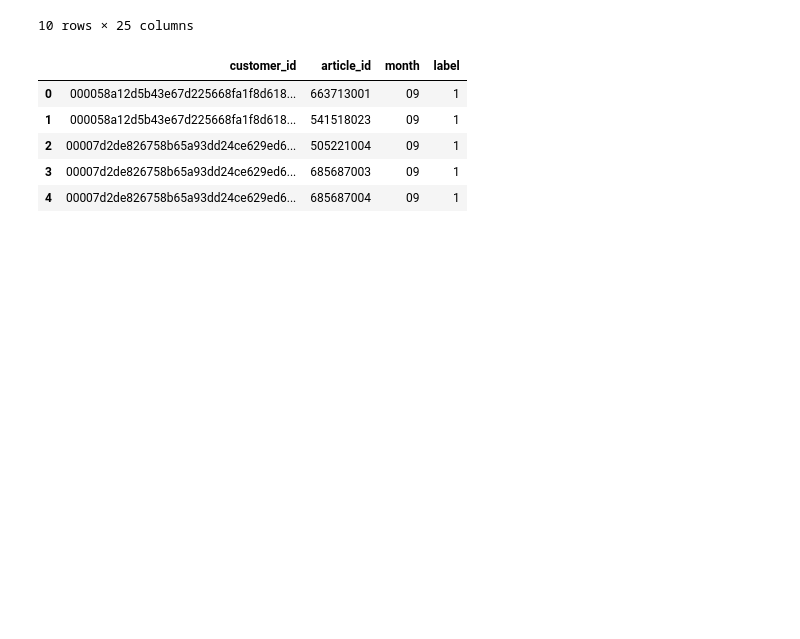
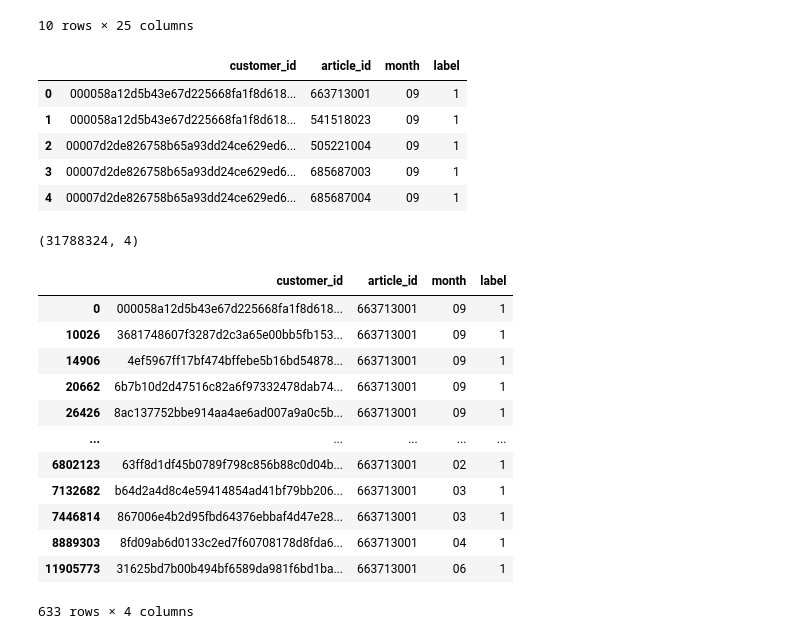
Before and after one commit to erstrong/kaggle, a Jupyter notebook: h-and-m-personalized-fashion-recommendations/Feature Engineering.ipynb, the cells around one changed output. Drawn from its saved outputs; the diff is of its cells as text; code cells hidden in the pictures; blank space fills up the shorter version.

```diff
--- a/h-and-m-personalized-fashion-recommendations/Feature Engineering.ipynb
+++ b/h-and-m-personalized-fashion-recommendations/Feature Engineering.ipynb
@@ -532,0 +508,20 @@ pickle.dump(negatives, open('data/negatives.pkl', 'rb'))
+# %%
+transactions.shape
+# %% [output]
+(31788324, 4)
+# %%
+transactions[transactions['article_id']==663713001]
+# %% [output]
+|  | customer_id | article_id | month | label |
+| 0 | 000058a12d5b43e67d225668fa1f8d618... | 663713001 | 09 | 1 |
+| 10026 | 3681748607f3287d2c3a65e00bb5fb153... | 663713001 | 09 | 1 |
+| 14906 | 4ef5967ff17bf474bffebe5b16bd54878... | 663713001 | 09 | 1 |
+| 20662 | 6b7b10d2d47516c82a6f97332478dab74... | 663713001 | 09 | 1 |
+| 26426 | 8ac137752bbe914aa4ae6ad007a9a0c5b... | 663713001 | 09 | 1 |
+| ... | ... | ... | ... | ... |
+| 6802123 | 63ff8d1df45b0789f798c856b88c0d04b... | 663713001 | 02 | 1 |
+| 7132682 | b64d2a4d8c4e59414854ad41bf79bb206... | 663713001 | 03 | 1 |
+| 7446814 | 867006e4b2d95fbd64376ebbaf4d47e28... | 663713001 | 03 | 1 |
+| 8889303 | 8fd09ab6d0133c2ed7f60708178d8fda6... | 663713001 | 04 | 1 |
+| 11905773 | 31625bd7b00b494bf6589da981f6bd1ba... | 663713001 | 06 | 1 |
+633 rows × 4 columns
```
Also changed, not shown: parts of 26 cells of this notebook.
